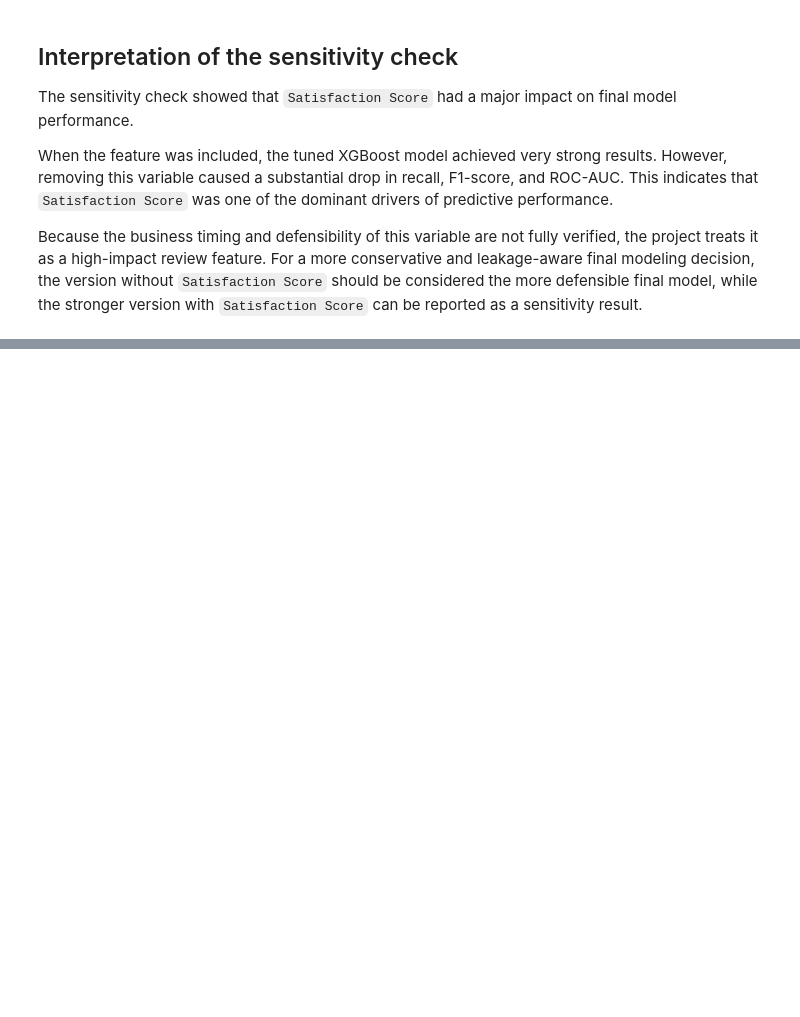
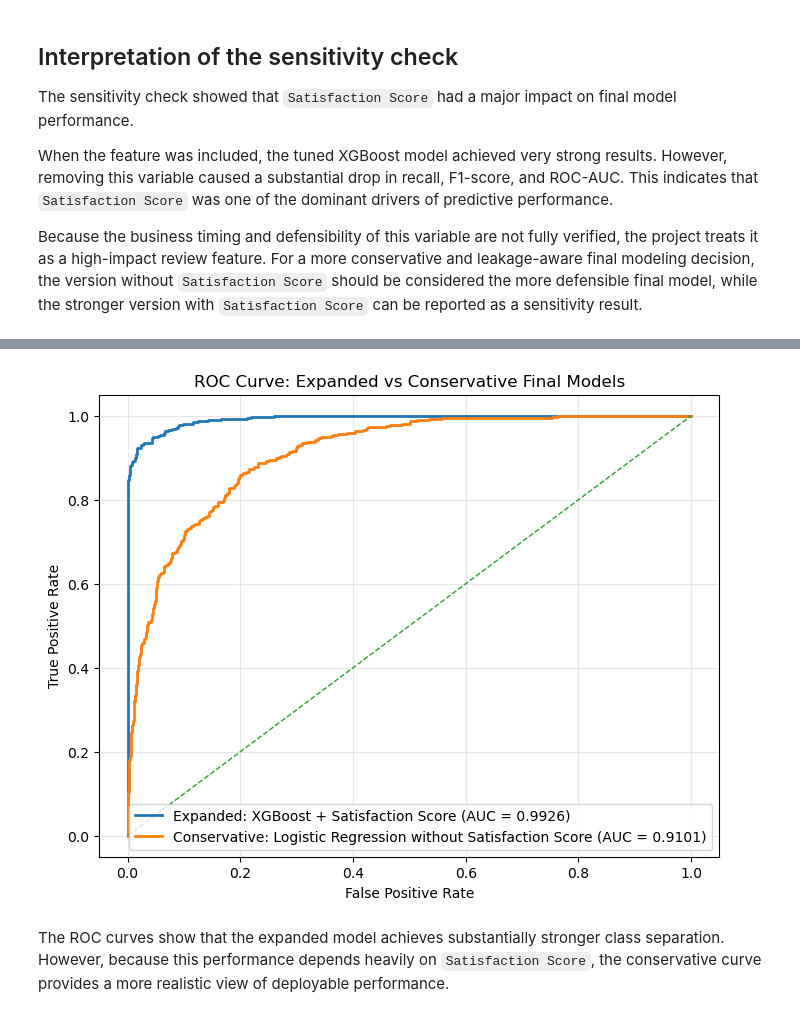
Before and after one commit to GulsaraMirzayeva/telco-churn-capstone, a Jupyter notebook: notebooks/06_model_tuning_and_final_selection.ipynb, the cells around one changed output, grey strips where cells are left out. Saved outputs shown, nothing was run; the diff lists cells and outputs as text; code cells hidden in the pictures; blank space fills up the shorter version.

```diff
--- a/notebooks/06_model_tuning_and_final_selection.ipynb
+++ b/notebooks/06_model_tuning_and_final_selection.ipynb
@@ -1158,0 +1126,3 @@ Because the business timing and defensibility of this variable are not fully ver
+# %%
+logreg_best_params = logreg_grid.best_params_
+logreg_best_params
@@ -1158,0 +1140,11 @@ Because the business timing and defensibility of this variable are not fully ver
+# %%
+logreg_pipeline_ns = Pipeline(steps=[
+    ("preprocessor", preprocessor_ns),
+    ("classifier", LogisticRegression(
+        max_iter=1000,
+        random_state=42,
+        **logreg_best_params_clean
+    ))
+])
+
+logreg_pipeline_ns
@@ -1158,0 +1169,5 @@ Because the business timing and defensibility of this variable are not fully ver
+# %%
+logreg_pipeline_ns.fit(X_train_ns, y_train_ns)
+
+logreg_y_pred_ns = logreg_pipeline_ns.predict(X_test_ns)
+logreg_y_proba_ns = logreg_pipeline_ns.predict_proba(X_test_ns)[:, 1]
@@ -1158,0 +1312,32 @@ Because the business timing and defensibility of this variable are not fully ver
+# %%
+# Expanded final model
+fpr_exp, tpr_exp, _ = roc_curve(y_test, xgb_y_proba)
+roc_auc_exp = auc(fpr_exp, tpr_exp)
+
+# Conservative final model
+fpr_cons, tpr_cons, _ = roc_curve(y_test_ns, logreg_y_proba_ns)
+roc_auc_cons = auc(fpr_cons, tpr_cons)
+
+plt.figure(figsize=(8, 6))
+plt.plot(
+    fpr_exp, tpr_exp,
+    linewidth=2,
+    label=f"Expanded: XGBoost + Satisfaction Score (AUC = {roc_auc_exp:.4f})"
+)
+plt.plot(
+    fpr_cons, tpr_cons,
+    linewidth=2,
+    label=f"Conservative: Logistic Regression without Satisfaction Score (AUC = {roc_auc_cons:.4f})"
+)
+plt.plot([0, 1], [0, 1], linestyle="--", linewidth=1)
+
+plt.xlabel("False Positive Rate")
+plt.ylabel("True Positive Rate")
+plt.title("ROC Curve: Expanded vs Conservative Final Models")
+plt.legend(loc="lower right")
+plt.grid(True, alpha=0.3)
+plt.show()
+# %% [output]
+[figure, added]
+# %% [markdown]
+The ROC curves show that the expanded model achieves substantially stronger class separation. However, because this performance depends heavily on `Satisfaction Score`, the conservative curve provides a more realistic view of deployable performance.
```
Also changed, not shown: parts of 40 cells of this notebook.
